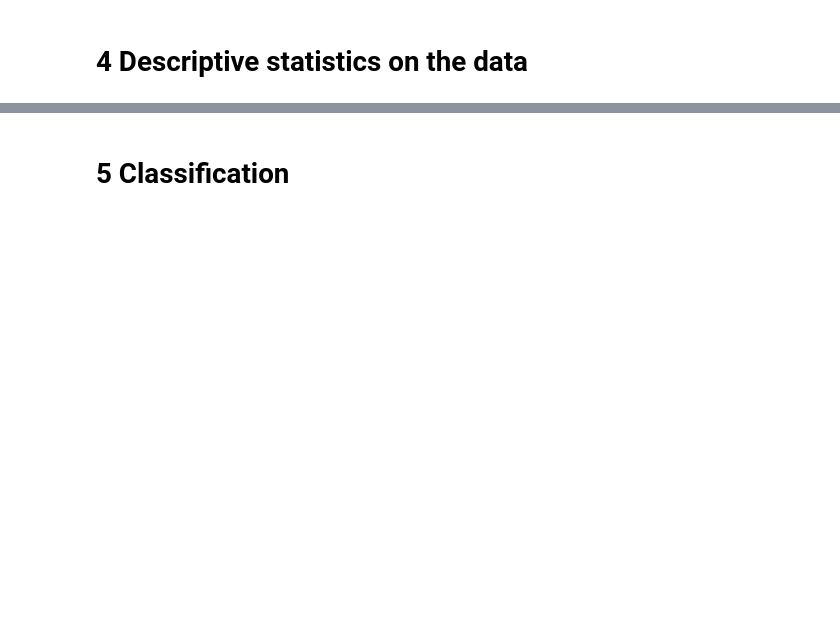
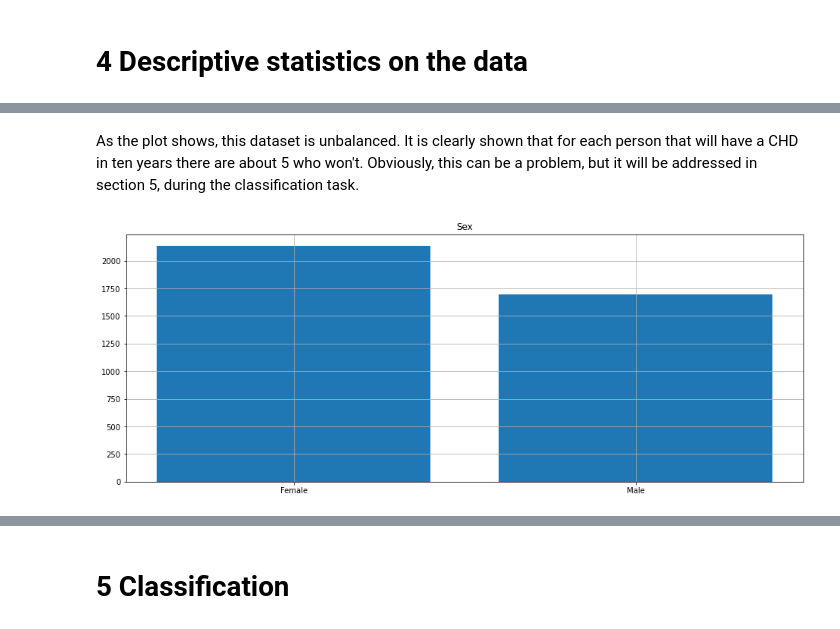
Before and after one commit to Mirkesx/cardiovascularity_study_dataset, a Jupyter notebook: project_notebook_marco_cavalli_1000024189.ipynb, the cells around one changed output, grey strips where cells are left out. Drawn from its saved outputs; the diff is of its cells as text; code cells hidden in the pictures; blank space fills up the shorter version.

```diff
--- a/project_notebook_marco_cavalli_1000024189.ipynb
+++ b/project_notebook_marco_cavalli_1000024189.ipynb
@@ -249,0 +263,10 @@ memory usage: 498.2 KB
+# %% [markdown]
+<p>As the plot shows, this dataset is unbalanced. It is clearly shown that for each person that will have a CHD in ten years there are about 5 who won't. Obviously, this can be a problem, but it will be addressed in section 5, during the classification task.</p>
+# %%
+plt.figure(figsize=(16,6))
+plt.title('Sex')
+counts = framingham['sex'].value_counts()
+plt.bar(["Female", "Male"],counts)
+plt.grid()
+# %% [output]
+[figure, added]
```
Also changed, not shown: parts of 11 cells of this notebook.
